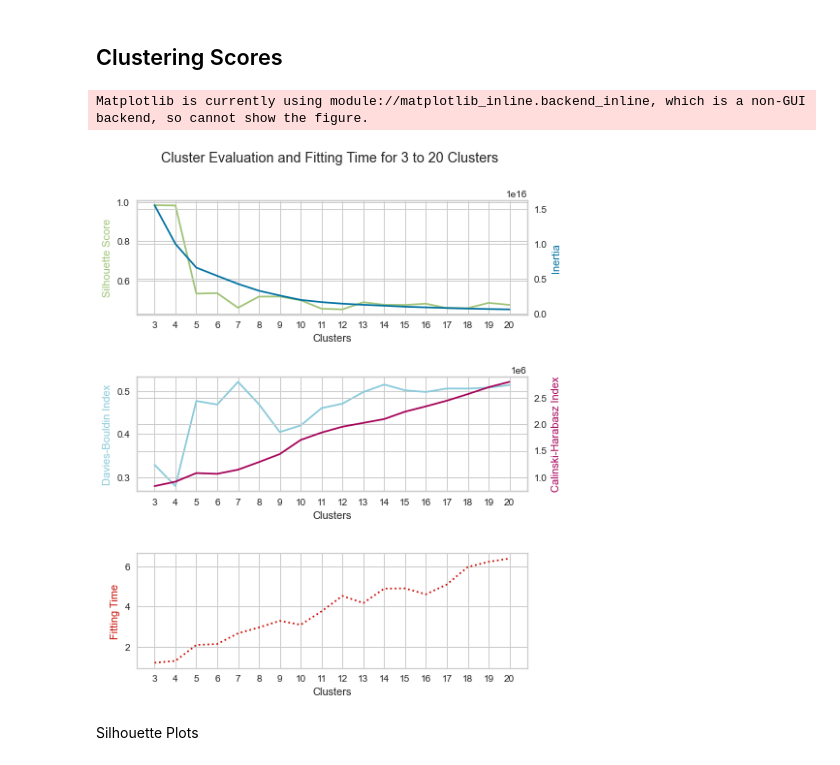
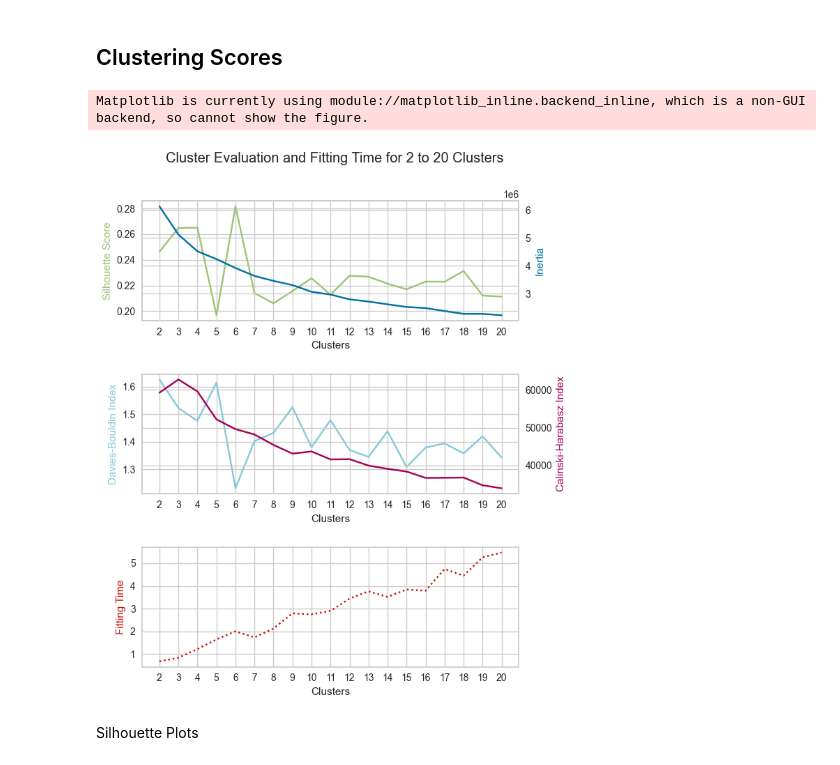
Before and after one commit to alisongh/SIADS-696-Milestone-II, a Jupyter notebook: 04_Kmeans_with_labelenc.ipynb, the cells around one changed output. Cells and saved outputs as stored; diff of their text form; code cells hidden in the pictures.

Commit message:
updated kmeans with label

```diff
--- a/04_Kmeans_with_labelenc.ipynb
+++ b/04_Kmeans_with_labelenc.ipynb
@@ -56,3 +51,7 @@ le = LabelEncoder()
 
 X['physical_zip_code'] = le.fit_transform(X['physical_zip_code'].astype(str))
 X['physical_city'] = le.fit_transform(X['physical_city'].astype(str))
+
+ss = StandardScaler()
+
+X = pd.DataFrame(ss.fit_transform(X), columns = X.columns.to_list())
@@ -96,10 +72,10 @@ elb_visualizer = KElbowVisualizer(kmeans, k=(k_start, k_end)).fit(X).show()
 # %% [markdown]
 ## Clustering Scores
 # %%
-viz.plot_silhouette(X, kmeans=KMeans(init="k-means++", random_state=RANDOM_STATE), k_start = 3, k_end = 20)
+viz.plot_silhouette(X, kmeans=KMeans(init="k-means++", random_state=RANDOM_STATE), k_start = 2, k_end = 20)
 # %% [output]
 Matplotlib is currently using module://matplotlib_inline.backend_inline, which is a non-GUI backend, so cannot show the figure.
-[figure, old version]
+[figure, new version]
 # %% [markdown]
 Silhouette Plots
 # %%
```
Also changed, not shown: parts of 6 cells of this notebook, 2 other files.
